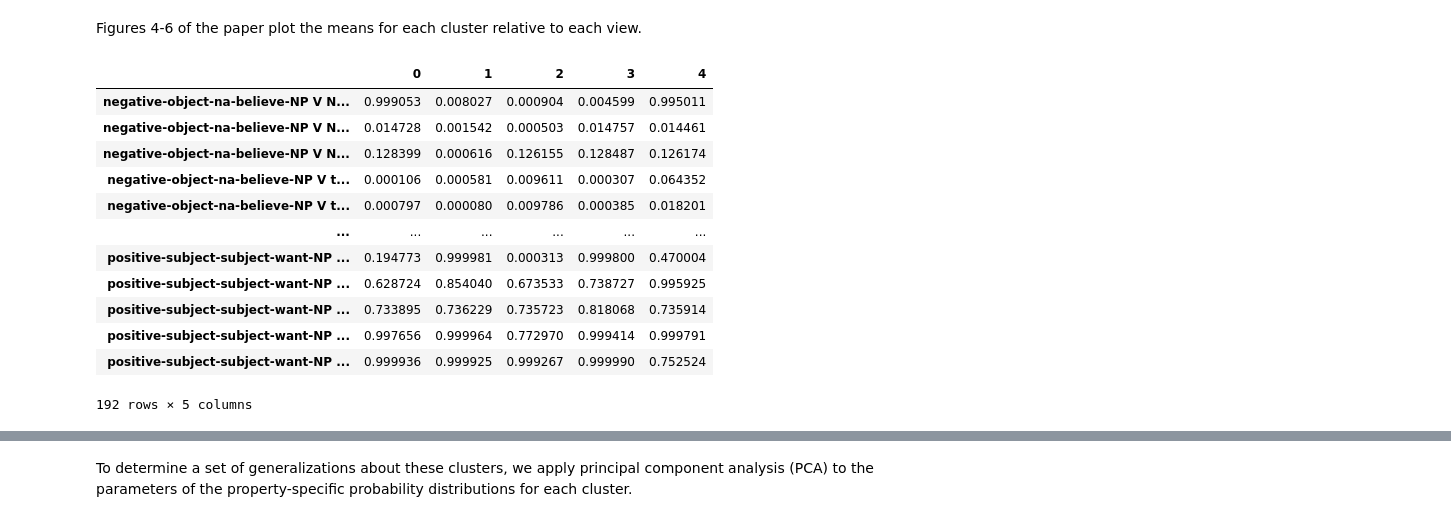
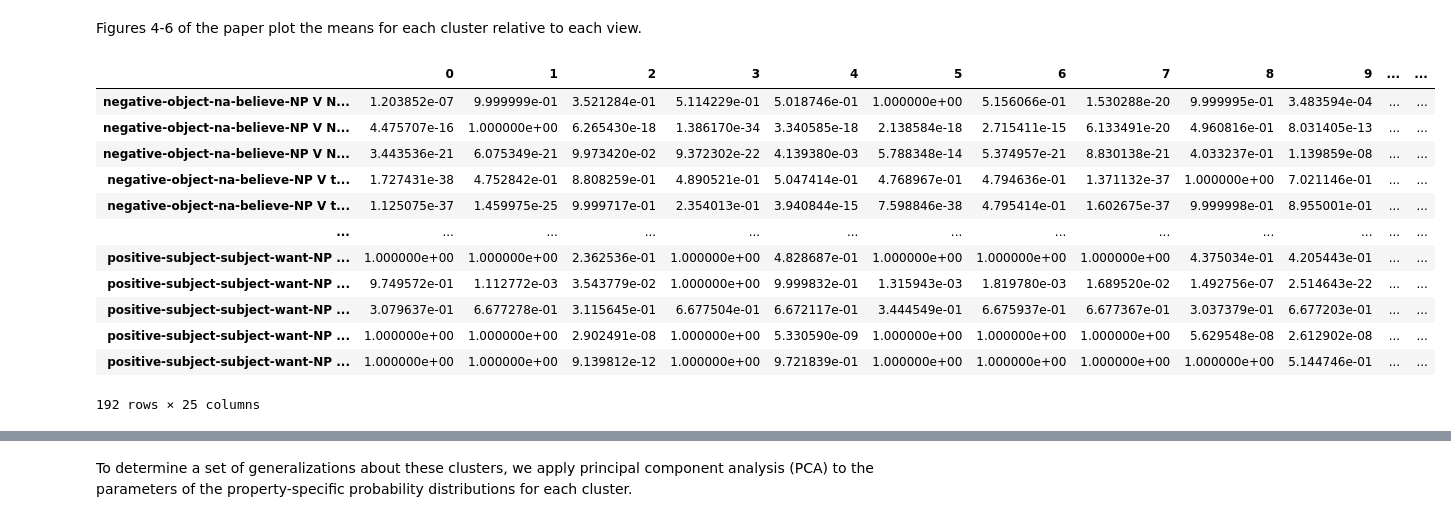
Before and after one commit to bkane2/intensional-gaps, a Jupyter notebook: Intensional Gaps-Sem+Syn.ipynb, the cells around one changed output, grey strips where cells are left out. Cells and saved outputs as stored; diff of their text form; code cells hidden in the pictures.

```diff
--- a/Intensional Gaps-Sem+Syn.ipynb
+++ b/Intensional Gaps-Sem+Syn.ipynb
@@ -1594,0 +1924,5 @@ class MultiviewMixedEffectsMixture:
+# %%
+def test_likelihood_for_datasets(kfoldmodel, views=['belief_desire', 'veridicality', 'negraising', 'acceptability']):
+    lp_folds = kfoldmodel.likelihood_per_item(views=views)
+    lp_folds = [lp.detach().numpy() for fold,lp in lp_folds.items()]
+    return lp_folds
@@ -1594,0 +2052,5 @@ class MultiviewMixedEffectsMixture:
+# %%
+def kfold_mean_likelihood_per_item(likelihoods):
+    return np.array(likelihoods).mean(0)
+
+kfold_mean_likelihood_per_item(test_likelihoods_inference_kfold[2]).shape
@@ -1599,8 +2141,10 @@ models = {}
 losses = {}
 parameters = {}
 
-# for n_components in range(2, 31):
-for n_components in range(2, 16):
+# CHECKPOINT_DIR = 'ckpt-sem-syn'
+
+# for n_components in range(22, 23):
+for n_components in range(best_n_components, best_n_components+1):
     print()
     pickle_name = f'{CHECKPOINT_DIR}/{n_components}.pickle'
     losses_pickle_name = f'{CHECKPOINT_DIR}/{n_components}_losses.pickle'
@@ -1616,8 +2160,9 @@ for n_components in range(2, 16):
 
     else:
         print(f'Fitting model with {n_components} components...')
-        models[n_components] = MultiviewMixedEffectsMixture(data, n_components, num_kmeans_trials=1, seed=403921, weight_regularization=.2)
-        _, _, losses[n_components] = models[n_components].fit(data, lr=0.001, tolerance=1e-7, n_epochs=10000, batch_size=0.05, patience=1000, verbosity=100)
+        models[n_components] = MultiviewMixedEffectsMixture(data, n_components, num_kmeans_trials=1, seed=403921)
+        # models[n_components] = MultiviewMixedEffectsMixture(data, n_components, num_kmeans_trials=1, seed=403921, component_dispersion=.9375)
+        _, _, losses[n_components] = models[n_components].fit(data, lr=0.02, tolerance=1e-7, n_epochs=10000, batch_size=0.05, patience=1000, verbosity=100)
 
         if USE_CHECKPOINTS:
             with open(pickle_name, 'wb') as f:
@@ -1823,23 +2382,25 @@ Figures 4-6 of the paper plot the means for each cluster relative to each view.
 # %%
 best_model['belief_desire_value'] = (1 * best_model['belief_desire_theta_1']
                                      + 0 * best_model['belief_desire_theta_0']
                                      + best_model['belief_desire_locs'] * best_model['belief_desire_theta_prior'])
 
+if os.path.exists('loadings_dumped'):
+    best_model['belief_desire_value'].to_csv('loadings_dumped/belief_desire.csv')
 best_model['belief_desire_value']
 # %% [output]
-|  | 0 | 1 | 2 | 3 | 4 |
-| negative-object-na-believe-NP V N... | 0.999053 | 0.008027 | 0.000904 | 0.004599 | 0.995011 |
-| negative-object-na-believe-NP V N... | 0.014728 | 0.001542 | 0.000503 | 0.014757 | 0.014461 |
-| negative-object-na-believe-NP V N... | 0.128399 | 0.000616 | 0.126155 | 0.128487 | 0.126174 |
-| negative-object-na-believe-NP V t... | 0.000106 | 0.000581 | 0.009611 | 0.000307 | 0.064352 |
-| negative-object-na-believe-NP V t... | 0.000797 | 0.000080 | 0.009786 | 0.000385 | 0.018201 |
-| ... | ... | ... | ... | ... | ... |
-| positive-subject-subject-want-NP ... | 0.194773 | 0.999981 | 0.000313 | 0.999800 | 0.470004 |
-| positive-subject-subject-want-NP ... | 0.628724 | 0.854040 | 0.673533 | 0.738727 | 0.995925 |
-| positive-subject-subject-want-NP ... | 0.733895 | 0.736229 | 0.735723 | 0.818068 | 0.735914 |
-| positive-subject-subject-want-NP ... | 0.997656 | 0.999964 | 0.772970 | 0.999414 | 0.999791 |
-| positive-subject-subject-want-NP ... | 0.999936 | 0.999925 | 0.999267 | 0.999990 | 0.752524 |
+|  | 0 | 1 | 2 | 3 | 4 | 5 | 6 | 7 | 8 | 9 | ... | ... |
+| negative-object-na-believe-NP V N... | 1.203852e-07 | 9.999999e-01 | 3.521284e-01 | 5.114229e-01 | 5.018746e-01 | 1.000000e+00 | 5.156066e-01 | 1.530288e-20 | 9.999995e-01 | 3.483594e-04 | ... | ... |
+| negative-object-na-believe-NP V N... | 4.475707e-16 | 1.000000e+00 | 6.265430e-18 | 1.386170e-34 | 3.340585e-18 | 2.138584e-18 | 2.715411e-15 | 6.133491e-20 | 4.960816e-01 | 8.031405e-13 | ... | ... |
+| negative-object-na-believe-NP V N... | 3.443536e-21 | 6.075349e-21 | 9.973420e-02 | 9.372302e-22 | 4.139380e-03 | 5.788348e-14 | 5.374957e-21 | 8.830138e-21 | 4.033237e-01 | 1.139859e-08 | ... | ... |
+| negative-object-na-believe-NP V t... | 1.727431e-38 | 4.752842e-01 | 8.808259e-01 | 4.890521e-01 | 5.047414e-01 | 4.768967e-01 | 4.794636e-01 | 1.371132e-37 | 1.000000e+00 | 7.021146e-01 | ... | ... |
+| negative-object-na-believe-NP V t... | 1.125075e-37 | 1.459975e-25 | 9.999717e-01 | 2.354013e-01 | 3.940844e-15 | 7.598846e-38 | 4.795414e-01 | 1.602675e-37 | 9.999998e-01 | 8.955001e-01 | ... | ... |
+| ... | ... | ... | ... | ... | ... | ... | ... | ... | ... | ... | ... | ... |
+| positive-subject-subject-want-NP ... | 1.000000e+00 | 1.000000e+00 | 2.362536e-01 | 1.000000e+00 | 4.828687e-01 | 1.000000e+00 | 1.000000e+00 | 1.000000e+00 | 4.375034e-01 | 4.205443e-01 | ... | ... |
+| positive-subject-subject-want-NP ... | 9.749572e-01 | 1.112772e-03 | 3.543779e-02 | 1.000000e+00 | 9.999832e-01 | 1.315943e-03 | 1.819780e-03 | 1.689520e-02 | 1.492756e-07 | 2.514643e-22 | ... | ... |
+| positive-subject-subject-want-NP ... | 3.079637e-01 | 6.677278e-01 | 3.115645e-01 | 6.677504e-01 | 6.672117e-01 | 3.444549e-01 | 6.675937e-01 | 6.677367e-01 | 3.037379e-01 | 6.677203e-01 | ... | ... |
+| positive-subject-subject-want-NP ... | 1.000000e+00 | 1.000000e+00 | 2.902491e-08 | 1.000000e+00 | 5.330590e-09 | 1.000000e+00 | 1.000000e+00 | 1.000000e+00 | 5.629548e-08 | 2.612902e-08 | ... | ... |
+| positive-subject-subject-want-NP ... | 1.000000e+00 | 1.000000e+00 | 9.139812e-12 | 1.000000e+00 | 9.721839e-01 | 1.000000e+00 | 1.000000e+00 | 1.000000e+00 | 1.000000e+00 | 5.144746e-01 | ... | ... |
-192 rows × 5 columns
+192 rows × 25 columns
 # %%
 best_belief_desire_locs = best_model['belief_desire_value']
 
```
Also changed, not shown: parts of 64 cells of this notebook, 1 other file.
